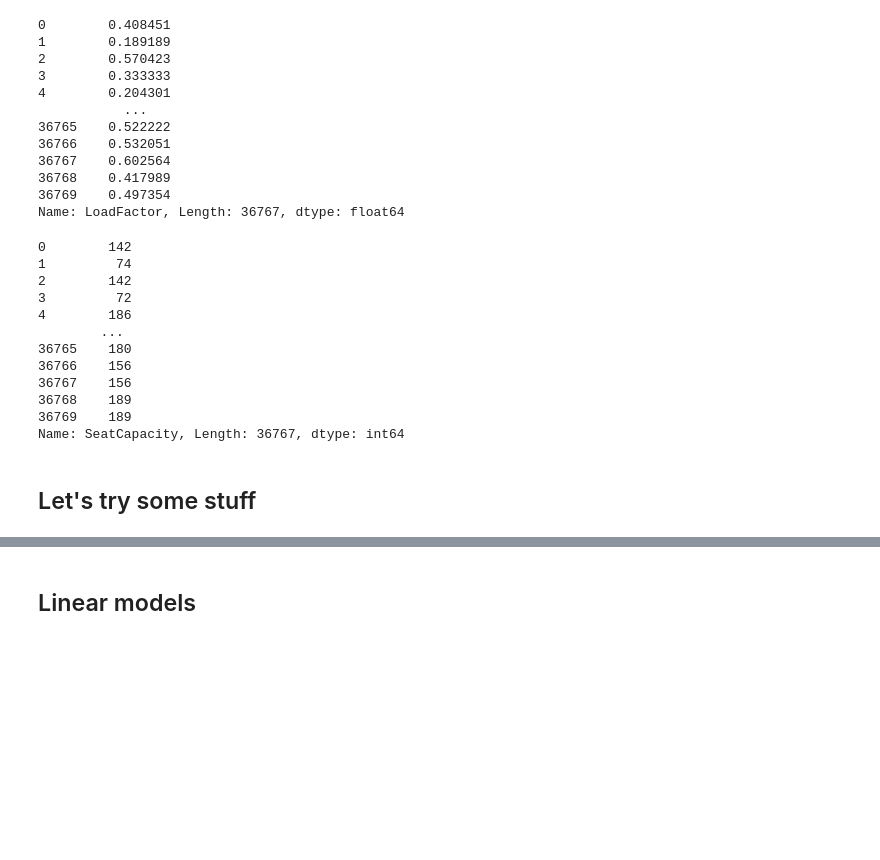
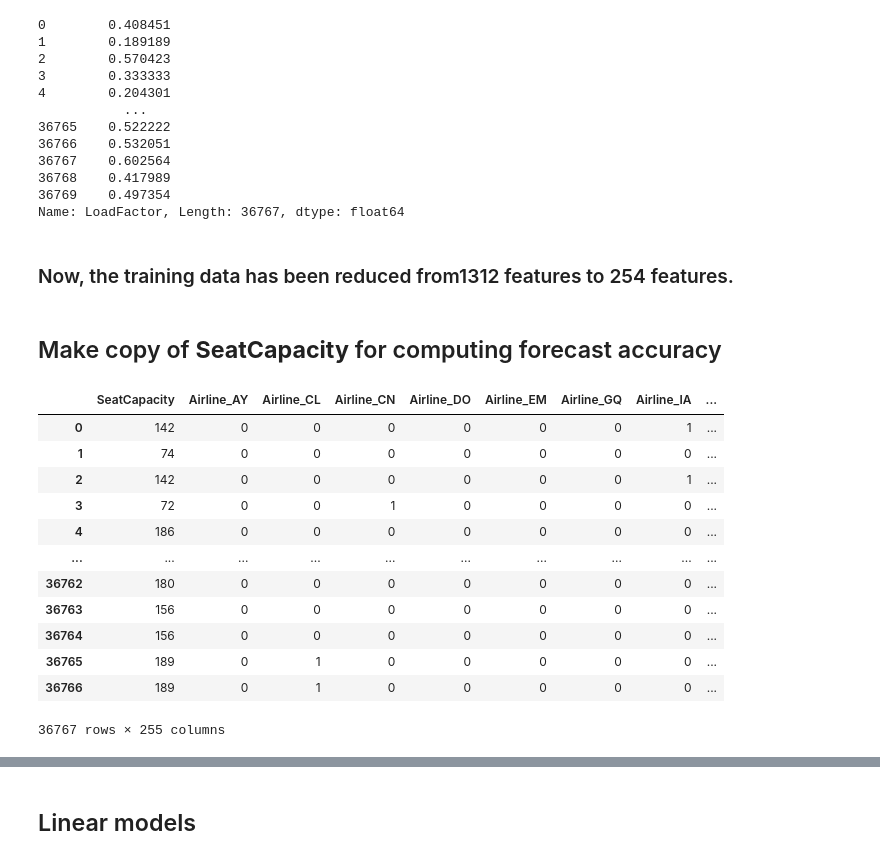
Before and after one commit to augustsemrau/02582case1, a Jupyter notebook: notebooks/model_research.ipynb, the cells around one changed output, grey strips where cells are left out. Saved outputs shown, nothing was run; the diff lists cells and outputs as text; code cells hidden in the pictures; blank space fills up the shorter version.

```diff
--- a/notebooks/model_research.ipynb
+++ b/notebooks/model_research.ipynb
@@ -94,20 +112,3 @@ y
 36768    0.417989
 36769    0.497354
 Name: LoadFactor, Length: 36767, dtype: float64
-# %%
-SeatCapacityOriginal
-# %% [output]
-0        142
-1         74
-2        142
-3         72
-4        186
-        ...
-36765    180
-36766    156
-36767    156
-36768    189
-36769    189
-Name: SeatCapacity, Length: 36767, dtype: int64
-# %% [markdown]
-## Let's try some stuff
@@ -148,0 +115,22 @@ def compute_cv_acc(X_cv, y_cv, model):
+# %% [markdown]
+### Now, the training data has been reduced from1312 features to 254 features.
+# %% [markdown]
+## Make copy of **SeatCapacity** for computing forecast accuracy
+# %%
+# SeatCapacity = df.SeatCapacity
+X['SeatCapacityOriginal'] = X.SeatCapacity
+X
+# %% [output]
+|  | SeatCapacity | Airline_AY | Airline_CL | Airline_CN | Airline_DO | Airline_EM | Airline_GQ | Airline_IA | ... |
+| 0 | 142 | 0 | 0 | 0 | 0 | 0 | 0 | 1 | ... |
+| 1 | 74 | 0 | 0 | 0 | 0 | 0 | 0 | 0 | ... |
+| 2 | 142 | 0 | 0 | 0 | 0 | 0 | 0 | 1 | ... |
+| 3 | 72 | 0 | 0 | 1 | 0 | 0 | 0 | 0 | ... |
+| 4 | 186 | 0 | 0 | 0 | 0 | 0 | 0 | 0 | ... |
+| ... | ... | ... | ... | ... | ... | ... | ... | ... | ... |
+| 36762 | 180 | 0 | 0 | 0 | 0 | 0 | 0 | 0 | ... |
+| 36763 | 156 | 0 | 0 | 0 | 0 | 0 | 0 | 0 | ... |
+| 36764 | 156 | 0 | 0 | 0 | 0 | 0 | 0 | 0 | ... |
+| 36765 | 189 | 0 | 1 | 0 | 0 | 0 | 0 | 0 | ... |
+| 36766 | 189 | 0 | 1 | 0 | 0 | 0 | 0 | 0 | ... |
+36767 rows × 255 columns
```
Also changed, not shown: parts of 27 cells of this notebook, 2 other files.
